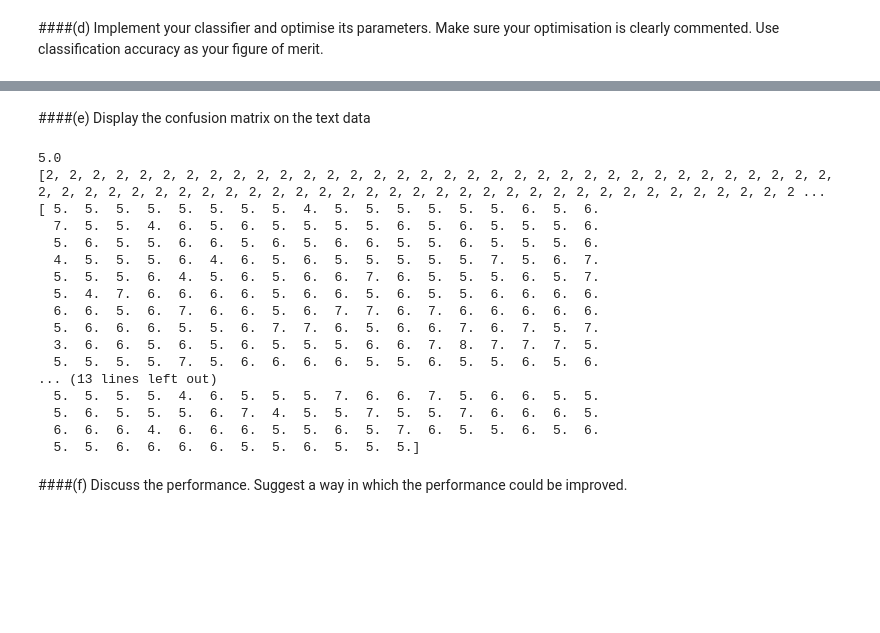
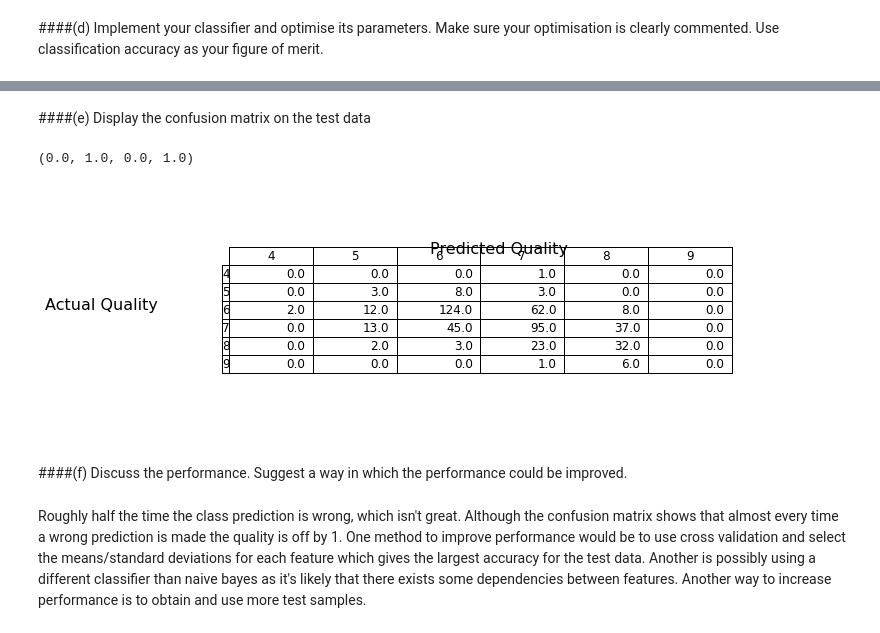
Before and after one commit to RossMeikleham/MachineLearning-Wines, a Jupyter notebook: notebook.ipynb, the cells around one changed output, grey strips where cells are left out. Cells and saved outputs as stored; diff of their text form; code cells hidden in the pictures; blank space fills up the shorter version.

```diff
--- a/notebook.ipynb
+++ b/notebook.ipynb
@@ -205,59 +260,25 @@ Calculate the mean and variance for each features in the training set.
 # %% [markdown]
-####(e) Display the confusion matrix on the text data
+####(e) Display the confusion matrix on the test data
-# %%
-size = train_data.shape[0]
-min_c = min(train_data[:,11])
-max_c = max(train_data[:,11])
-
-#Calculate Priors
-priors = [sum(train_data[:,11] == n)/size for n in np.arange(min_c, max_c + 1)]
-
-#Calculate Means and Standard deviations of all features
-means0 = [np.mean(x) for x in train_data[
-
-means = [[np.mean(x) for x in train_data[:,c] if train_data[:,11] == n]    [np.mean]
-s_deviations = [np.std(train_data[:,c]) for c in np.arange(0, 11)]
-
-def gaussian(x, mu, sigma):
-    return (1/np.sqrt(2 * np.pi * sigma**2)) * np.exp(-((x - mu)**2) / (2 * sigma**2))
-
-#Create function which classifies the red wine given the features
-def classify_red_wine(features):
-    posteriors = priors *
-    #Grab likelihood for each feature from the Gaussian distribution
-    likelihoods = [gaussian(x, mu, sigma) for x, mu, sigma in zip(features, means, s_deviations)]
-
-    #Multiply the likelihoods of all the features together
-    p_likelihoods = 1
-    for l in likelihoods:
-        p_likelihoods *= l
-
-    #Finally multiply by the priors and select the prosterior with the highest probability
-    prosteriors = [p_likelihoods * p for p in priors]
-    return np.argmax(prosteriors)
-
-test_features = test_data[:,:11]
-print(classify_red_wine(test_features[1]) + min_c)
-accuracy = [classify_red_wine(f) for f in test_features]
-print(accuracy)
-print(test_data[:,11])
-# %% [output]
-5.0
-[2, 2, 2, 2, 2, 2, 2, 2, 2, 2, 2, 2, 2, 2, 2, 2, 2, 2, 2, 2, 2, 2, 2, 2, 2, 2, 2, 2, 2, 2, 2, 2, 2, 2, 2, 2, 2, 2, 2, 2, 2, 2, 2, 2, 2, 2, 2, 2, 2, 2, 2, 2, 2, 2, 2, 2, 2, 2, 2, 2, 2, 2, 2, 2, 2, 2, 2 ...
-[ 5.  5.  5.  5.  5.  5.  5.  5.  4.  5.  5.  5.  5.  5.  5.  6.  5.  6.
-  7.  5.  5.  4.  6.  5.  6.  5.  5.  5.  5.  6.  5.  6.  5.  5.  5.  6.
-  5.  6.  5.  5.  6.  6.  5.  6.  5.  6.  6.  5.  5.  6.  5.  5.  5.  6.
-  4.  5.  5.  5.  6.  4.  6.  5.  6.  5.  5.  5.  5.  5.  7.  5.  6.  7.
-  5.  5.  5.  6.  4.  5.  6.  5.  6.  6.  7.  6.  5.  5.  5.  6.  5.  7.
-  5.  4.  7.  6.  6.  6.  6.  5.  6.  6.  5.  6.  5.  5.  6.  6.  6.  6.
-  6.  6.  5.  6.  7.  6.  6.  5.  6.  7.  7.  6.  7.  6.  6.  6.  6.  6.
-  5.  6.  6.  6.  5.  5.  6.  7.  7.  6.  5.  6.  6.  7.  6.  7.  5.  7.
-  3.  6.  6.  5.  6.  5.  6.  5.  5.  5.  6.  6.  7.  8.  7.  7.  7.  5.
-  5.  5.  5.  5.  7.  5.  6.  6.  6.  6.  5.  5.  6.  5.  5.  6.  5.  6.
-... (13 lines left out)
-  5.  5.  5.  5.  4.  6.  5.  5.  5.  7.  6.  6.  7.  5.  6.  6.  5.  5.
-  5.  6.  5.  5.  5.  6.  7.  4.  5.  5.  7.  5.  5.  7.  6.  6.  6.  5.
-  6.  6.  6.  4.  6.  6.  6.  5.  5.  6.  5.  7.  6.  5.  5.  6.  5.  6.
-  5.  5.  6.  6.  6.  6.  5.  5.  6.  5.  5.  5.]
+# %%
+classes = np.zeros((max_c - min_c + 1, max_c - min_c + 1))
+for n in np.arange(actual.shape[0]):
+    classes[actual[n] - min_c, predictions[n] - min_c] += 1
+
+labels = [str(int(i + 1)) for i in np.arange(min_c, max_c + 1)]
+
+plt.figure()
+plt.rcParams.update({'font.size': 12})
+tb = plt.table(cellText=classes, colLabels=labels, rowLabels=labels,
+          loc='center')
+plt.text(0.35,0.75, 'Predicted Quality', fontsize=16)
+plt.text(-0.8, 0.5, "Actual Quality", fontsize=16)
+tb.scale(1,1.5)
+
+plt.axis('off')
+# %% [output]
+(0.0, 1.0, 0.0, 1.0)
+[figure, added]
 # %% [markdown]
 ####(f) Discuss the performance. Suggest a way in which the performance could be improved.
+# %% [markdown]
+Roughly half the time the class prediction is wrong, which isn't great. Although the confusion matrix shows that almost every time a wrong prediction is made the quality is off by 1. One method to improve performance would be to use cross validation and select the means/standard deviations for each feature which gives the largest accuracy for the test data. Another is possibly using a different classifier than naive bayes as it's likely that there exists some dependencies between features. Another way to increase performance is to obtain and use more test samples.
```
Also changed, not shown: parts of 1 cell of this notebook.
